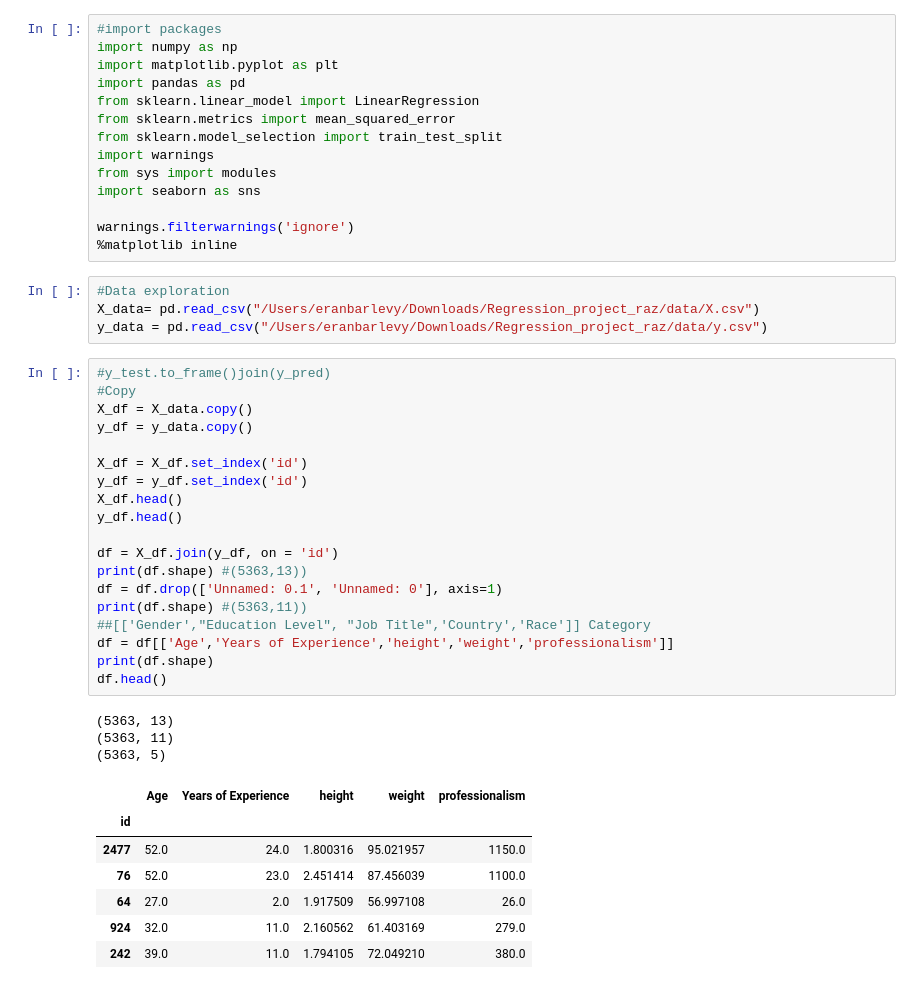
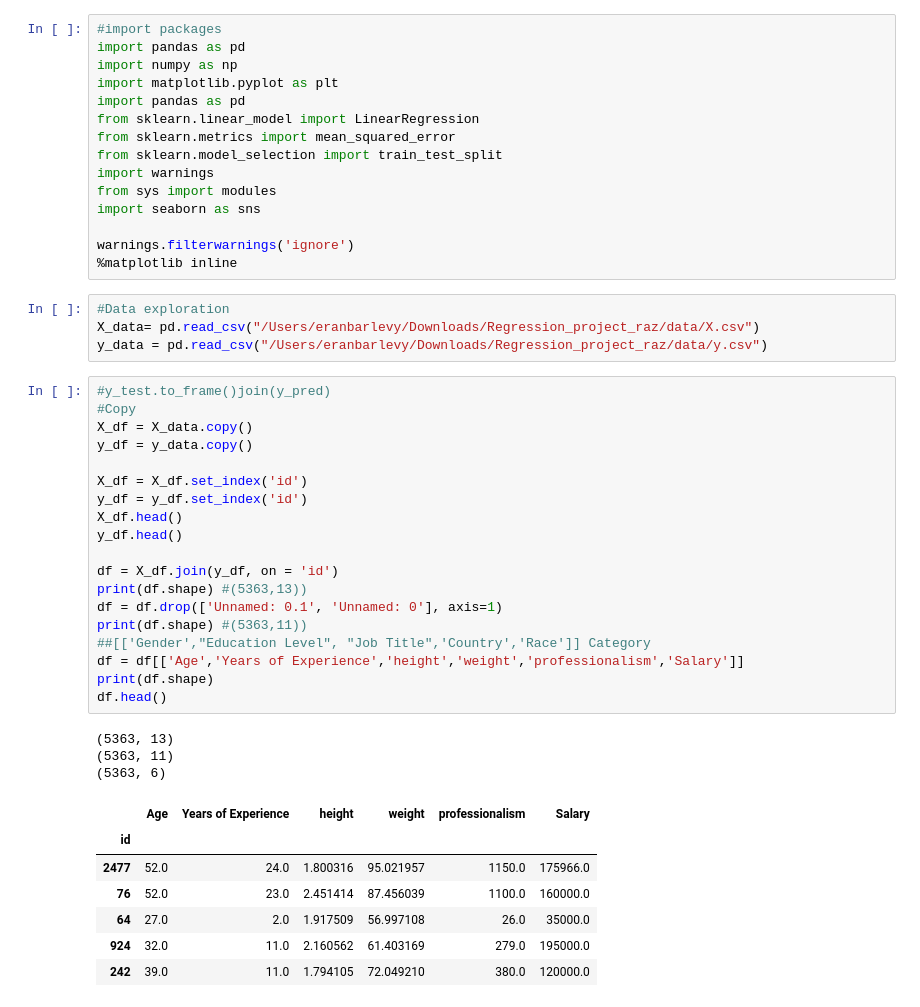
Before and after one commit to myeran/Regression_project_raz, a Jupyter notebook: Linear regression.ipynb, the cells around one changed output. Cells and saved outputs as stored; diff of their text form.

```diff
--- a/Linear regression.ipynb
+++ b/Linear regression.ipynb
@@ -1,5 +1,6 @@
 # %%
 #import packages
+import pandas as pd
 import numpy as np
 import matplotlib.pyplot as plt
 import pandas as pd
@@ -19,33 +20,33 @@ y_data = pd.read_csv("/Users/eranbarlevy/Downloads/Regression_project_raz/data/y
 # %%
 #y_test.to_frame()join(y_pred)
 #Copy
 X_df = X_data.copy()
 y_df = y_data.copy()
 
 X_df = X_df.set_index('id')
 y_df = y_df.set_index('id')
 X_df.head()
 y_df.head()
 
 df = X_df.join(y_df, on = 'id')
 print(df.shape) #(5363,13))
 df = df.drop(['Unnamed: 0.1', 'Unnamed: 0'], axis=1)
 print(df.shape) #(5363,11))
 ##[['Gender',"Education Level", "Job Title",'Country','Race']] Category
-df = df[['Age','Years of Experience','height','weight','professionalism']]
+df = df[['Age','Years of Experience','height','weight','professionalism','Salary']]
 print(df.shape)
 df.head()
 # %% [output]
 (5363, 13)
 (5363, 11)
-(5363, 5)
+(5363, 6)
-|  | Age | Years of Experience | height | weight | professionalism |
-| id |  |  |  |  |  |
-| 2477 | 52.0 | 24.0 | 1.800316 | 95.021957 | 1150.0 |
-| 76 | 52.0 | 23.0 | 2.451414 | 87.456039 | 1100.0 |
-| 64 | 27.0 | 2.0 | 1.917509 | 56.997108 | 26.0 |
-| 924 | 32.0 | 11.0 | 2.160562 | 61.403169 | 279.0 |
-| 242 | 39.0 | 11.0 | 1.794105 | 72.049210 | 380.0 |
+|  | Age | Years of Experience | height | weight | professionalism | Salary |
+| id |  |  |  |  |  |  |
+| 2477 | 52.0 | 24.0 | 1.800316 | 95.021957 | 1150.0 | 175966.0 |
+| 76 | 52.0 | 23.0 | 2.451414 | 87.456039 | 1100.0 | 160000.0 |
+| 64 | 27.0 | 2.0 | 1.917509 | 56.997108 | 26.0 | 35000.0 |
+| 924 | 32.0 | 11.0 | 2.160562 | 61.403169 | 279.0 | 195000.0 |
+| 242 | 39.0 | 11.0 | 1.794105 | 72.049210 | 380.0 | 120000.0 |
 # %%
 #Explore nulls
 
```
Also changed, not shown: parts of 17 cells of this notebook, 1 other file.
